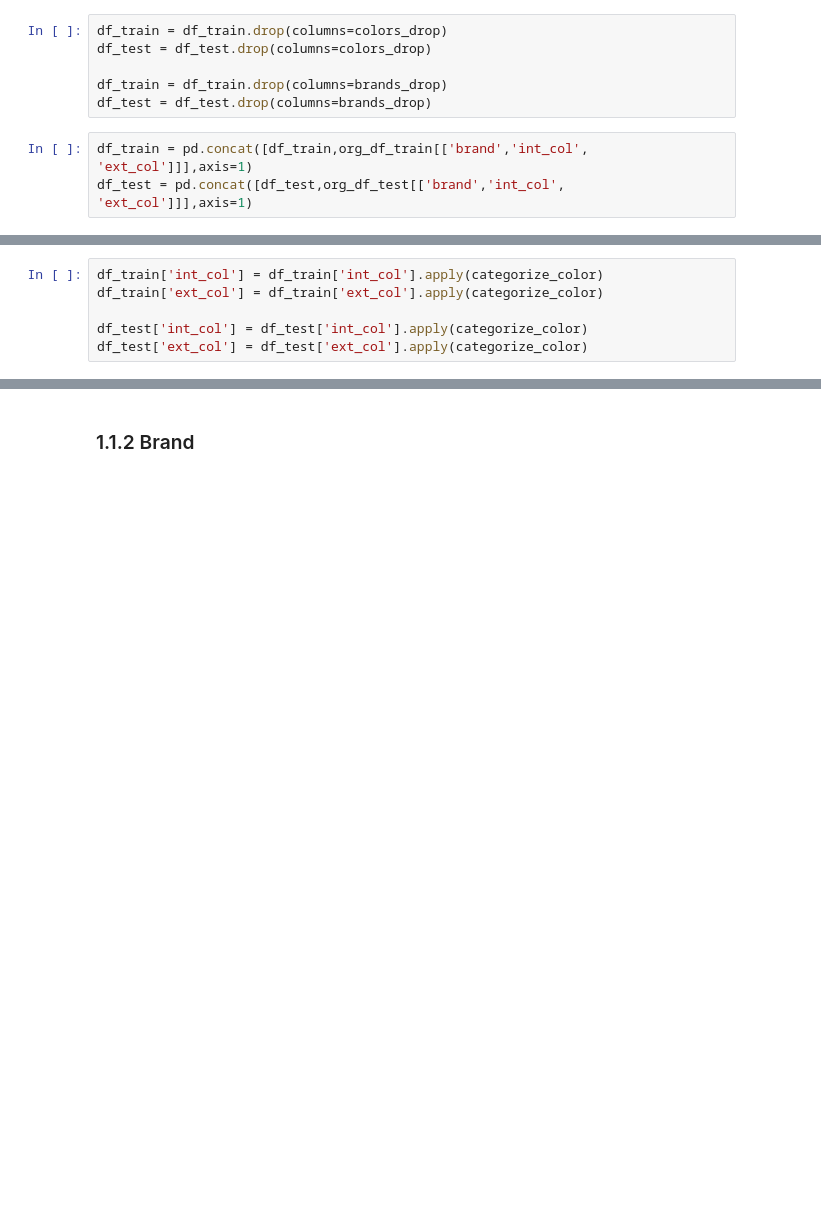
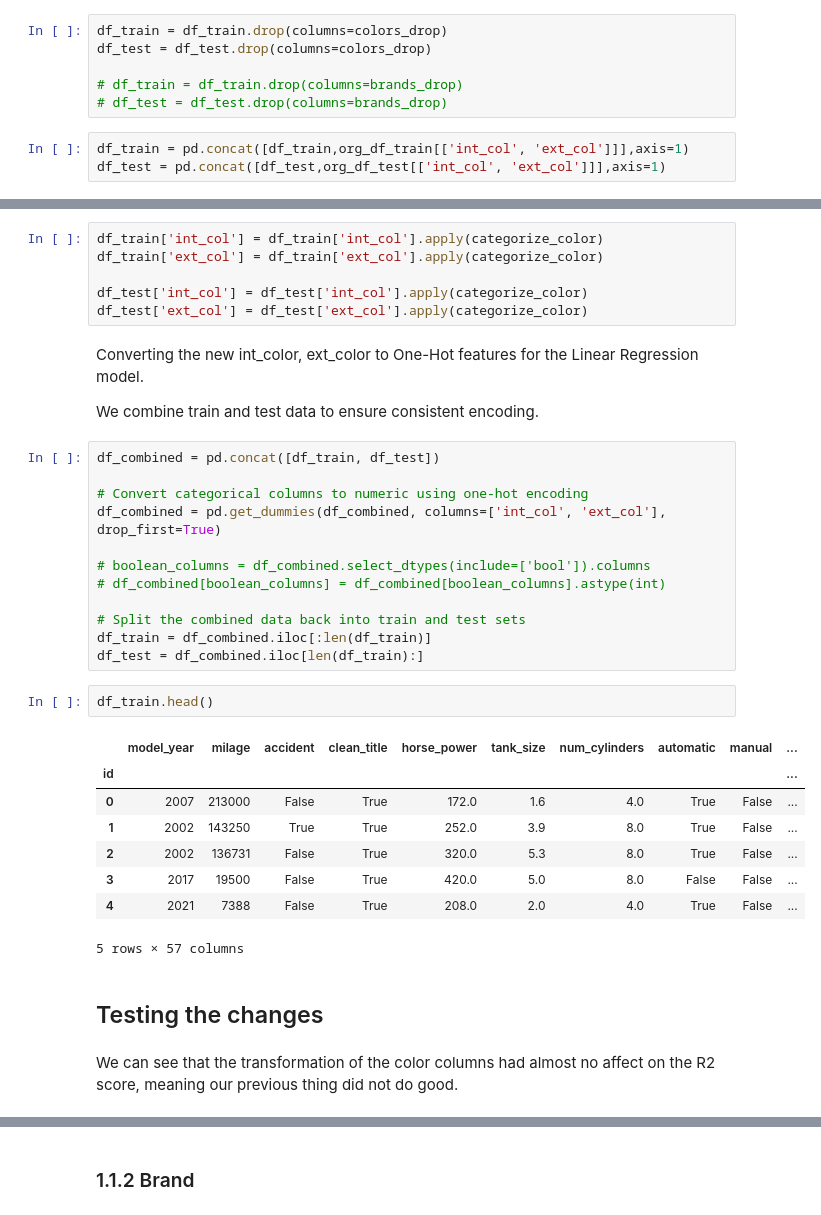
Before and after one commit to YaelDahariBIU/Tabular-Data, a Jupyter notebook: Part_2/part_2.ipynb, the cells around one changed output, grey strips where cells are left out. Cells and saved outputs as stored; diff of their text form; blank space fills up the shorter version.

```diff
--- a/Part_2/part_2.ipynb
+++ b/Part_2/part_2.ipynb
@@ -83,11 +113,11 @@ brands_drop = [col for col in df_train if col.startswith(("brand"))]
 df_train = df_train.drop(columns=colors_drop)
 df_test = df_test.drop(columns=colors_drop)
 
-df_train = df_train.drop(columns=brands_drop)
-df_test = df_test.drop(columns=brands_drop)
+# df_train = df_train.drop(columns=brands_drop)
+# df_test = df_test.drop(columns=brands_drop)
 # %%
-df_train = pd.concat([df_train,org_df_train[['brand','int_col', 'ext_col']]],axis=1)
-df_test = pd.concat([df_test,org_df_test[['brand','int_col', 'ext_col']]],axis=1)
+df_train = pd.concat([df_train,org_df_train[['int_col', 'ext_col']]],axis=1)
+df_test = pd.concat([df_test,org_df_test[['int_col', 'ext_col']]],axis=1)
 # %% [markdown]
 Colors that fall into "Other":
 
@@ -154,3 +184,34 @@ df_train['ext_col'] = df_train['ext_col'].apply(categorize_color)
 
 df_test['int_col'] = df_test['int_col'].apply(categorize_color)
 df_test['ext_col'] = df_test['ext_col'].apply(categorize_color)
+# %% [markdown]
+Converting the new int_color, ext_color to One-Hot features for the Linear Regression model.
+
+We combine train and test data to ensure consistent encoding.
+# %%
+df_combined = pd.concat([df_train, df_test])
+
+# Convert categorical columns to numeric using one-hot encoding
+df_combined = pd.get_dummies(df_combined, columns=['int_col', 'ext_col'], drop_first=True)
+
+# boolean_columns = df_combined.select_dtypes(include=['bool']).columns
+# df_combined[boolean_columns] = df_combined[boolean_columns].astype(int)
+
+# Split the combined data back into train and test sets
+df_train = df_combined.iloc[:len(df_train)]
+df_test = df_combined.iloc[len(df_train):]
+# %%
+df_train.head()
+# %% [output]
+|  | model_year | milage | accident | clean_title | horse_power | tank_size | num_cylinders | automatic | manual | ... |
+| id |  |  |  |  |  |  |  |  |  | ... |
+| 0 | 2007 | 213000 | False | True | 172.0 | 1.6 | 4.0 | True | False | ... |
+| 1 | 2002 | 143250 | True | True | 252.0 | 3.9 | 8.0 | True | False | ... |
+| 2 | 2002 | 136731 | False | True | 320.0 | 5.3 | 8.0 | True | False | ... |
+| 3 | 2017 | 19500 | False | True | 420.0 | 5.0 | 8.0 | False | False | ... |
+| 4 | 2021 | 7388 | False | True | 208.0 | 2.0 | 4.0 | True | False | ... |
+5 rows × 57 columns
+# %% [markdown]
+## Testing the changes
+# %% [markdown]
+We can see that the transformation of the color columns had almost no affect on the R2 score, meaning our previous thing did not do good.
```
Also changed, not shown: parts of 16 cells of this notebook.
